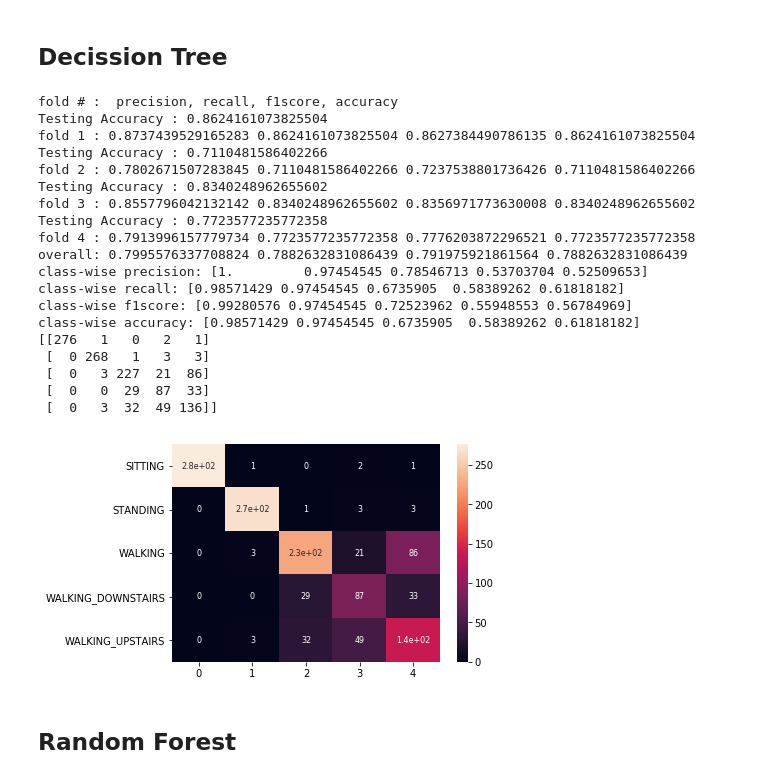
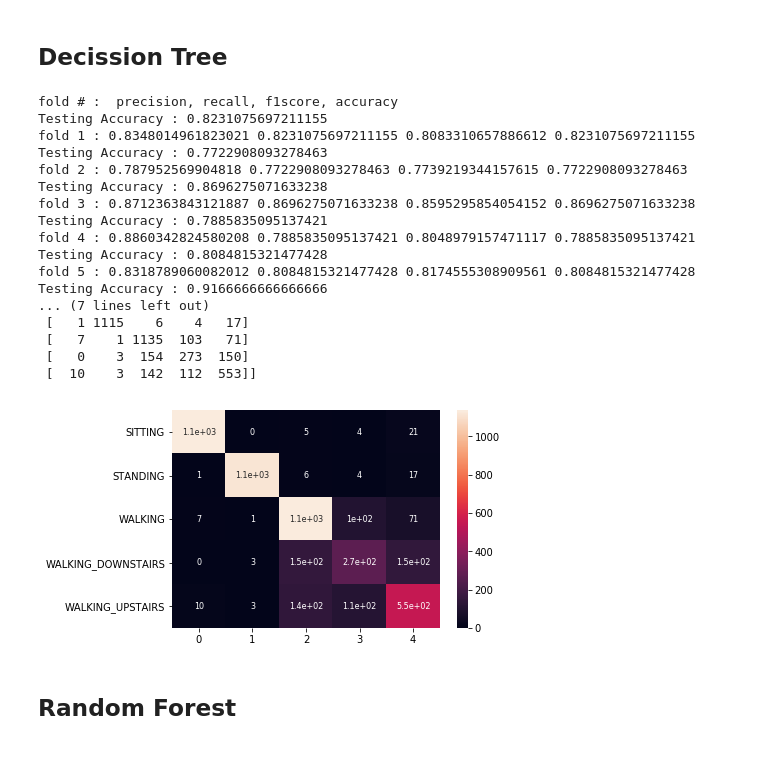
Before and after one commit to hasantarek2002/HAR, a Jupyter notebook: ML Code/human_activity_recognition_Classifier.ipynb, the cells around one changed output. Saved outputs shown, nothing was run; the diff lists cells and outputs as text; code cells hidden in the pictures.

```diff
--- a/ML Code/human_activity_recognition_Classifier.ipynb
+++ b/ML Code/human_activity_recognition_Classifier.ipynb
@@ -52,7 +66,9 @@ import tensorflow as tf
 # %% [markdown]
 # Load Data
 # %%
-df = pd.read_csv('Processed Data/accelerometer_extracted_featured_data_without_overlapping.csv')
+#df = pd.read_csv('Processed Data/accelerometer_extracted_featured_data_50_window_size_without_overlapping.csv')
+df = pd.read_csv('Processed Data/accelerometer_extracted_featured_data_50_window_size_with_50_percent_overlapping.csv')
+
 df.head()
 # %% [output]
 |  | mean_x | mean_y | mean_z | magnitude_mean | std_x | std_y | std_z | magnitude_std | rms_x | rms_y | ... |
@@ -139,7 +155,9 @@ y = le.fit_transform(data[:,-1].astype('str'))+1
 print(y)
 print(len(y))
 
-subjects = [2,5,6,7]
+#subjects = [2,5,6,7]
+subjects = np.unique(df['subject'])
+print(subjects)
 
 activity_ids = np.unique(y)
 print(activity_ids)
@@ -194,7 +213,7 @@ for f, sub in enumerate(subjects[:]):
   #train_x = mmscaler.transform(train_x)
   #print(train_x)
 
-  clf = KNeighborsClassifier(n_neighbors=5, weights='distance')
+  clf = KNeighborsClassifier(n_neighbors=10, weights='distance')
   clf.fit(train_x, train_y)
   #print(train_x[0],train_x[0].shape,train_x.shape)
 
@@ -306,20 +450,16 @@ for f, sub in enumerate(subjects[:]):
   #train_x = mmscaler.transform(train_x)
   #print(train_x)
 
-  clf = DT(max_leaf_nodes=20, random_state=42)
+  #clf = DT(max_leaf_nodes=20, random_state=42)
+  clf = DT(max_depth =10, max_leaf_nodes=20, random_state=42)
   clf.fit(train_x, train_y)
   #print(train_x[0],train_x[0].shape,train_x.shape)
-
-
 
   le = preprocessing.LabelEncoder()
   test_y = le.fit_transform(test_data[:,-1].astype('str'))+1
 
   test_x = test_data[: , :-2 ].astype(float)
   test_y = test_y.astype(int)
-  #print(test_x, type(test_x), test_x.shape)
-  #print(test_y, type(test_y), test_y.shape)
-
   true, pred = [], []
 
   for row_test in test_x:
@@ -330,10 +470,6 @@ for f, sub in enumerate(subjects[:]):
     pred += [activity_ids[np.argmax(pred_proba)]]
 
 
-  #print("predicted probability ", pred_proba, type(pred_proba), len(pred_proba))
-  #print("predicted activity ", )
-
-  #print('length ' , len(list(test_y)),' ===== ', len(pred))
   true = list(test_y)
 
   true_all += true
@@ -347,52 +483,50 @@ for f, sub in enumerate(subjects[:]):
   Predictions_test = clf.predict(test_x)
   TestAccuracy = accuracy_score(y_true = test_y, y_pred = Predictions_test)
   print("Testing Accuracy : {}".format(TestAccuracy))
 
   print("fold", f+1,":", precision,recall,f1score,accuracy)
   cm_all += confusion_matrix(true, pred)
 
 ov_precision, ov_recall, ov_f1score, _ = precision_recall_fscore_support(true_all, pred_all, average='weighted')
 ov_accuracy = accuracy_score(true_all, pred_all)
 
 print("overall:", ov_precision, ov_recall, ov_f1score,ov_accuracy)
 
 class_prec, class_rec, class_f1 = classification_report(cm_all)
 class_acc = cm_all.diagonal()/np.sum(cm_all, axis=1)
 print('class-wise precision:',class_prec)
 print('class-wise recall:',class_rec)
 print('class-wise f1score:',class_f1)
 print('class-wise accuracy:',class_acc)
 
 print(cm_all.astype('int'))
 
 
 
 array = confusion_matrix(true_all, pred_all)
 df_cm = pd.DataFrame(array, range(5),range(5))
 #sn.set(font_scale=1)#for label size
 sn.heatmap(df_cm, annot=True,annot_kws={"size": 8},yticklabels=('SITTING', 'STANDING', 'WALKING', 'WALKING_DOWNSTAIRS', 'WALKING_UPSTAIRS'))# font size
 plt.show()
 # %% [output]
 fold # :  precision, recall, f1score, accuracy
-Testing Accuracy : 0.8624161073825504
-fold 1 : 0.8737439529165283 0.8624161073825504 0.8627384490786135 0.8624161073825504
-Testing Accuracy : 0.7110481586402266
-fold 2 : 0.7802671507283845 0.7110481586402266 0.7237538801736426 0.7110481586402266
-Testing Accuracy : 0.8340248962655602
-fold 3 : 0.8557796042132142 0.8340248962655602 0.8356971773630008 0.8340248962655602
-Testing Accuracy : 0.7723577235772358
-fold 4 : 0.7913996157779734 0.7723577235772358 0.7776203872296521 0.7723577235772358
-overall: 0.7995576337708824 0.7882632831086439 0.791975921861564 0.7882632831086439
-class-wise precision: [1.         0.97454545 0.78546713 0.53703704 0.52509653]
-class-wise recall: [0.98571429 0.97454545 0.6735905  0.58389262 0.61818182]
-class-wise f1score: [0.99280576 0.97454545 0.72523962 0.55948553 0.56784969]
-class-wise accuracy: [0.98571429 0.97454545 0.6735905  0.58389262 0.61818182]
-[[276   1   0   2   1]
- [  0 268   1   3   3]
- [  0   3 227  21  86]
- [  0   0  29  87  33]
- [  0   3  32  49 136]]
+Testing Accuracy : 0.8231075697211155
+fold 1 : 0.8348014961823021 0.8231075697211155 0.8083310657886612 0.8231075697211155
+Testing Accuracy : 0.7722908093278463
+fold 2 : 0.787952569904818 0.7722908093278463 0.7739219344157615 0.7722908093278463
+Testing Accuracy : 0.8696275071633238
+fold 3 : 0.8712363843121887 0.8696275071633238 0.8595295854054152 0.8696275071633238
+Testing Accuracy : 0.7885835095137421
+fold 4 : 0.8860342824580208 0.7885835095137421 0.8048979157471117 0.7885835095137421
+Testing Accuracy : 0.8084815321477428
+fold 5 : 0.8318789060082012 0.8084815321477428 0.8174555308909561 0.8084815321477428
+Testing Accuracy : 0.9166666666666666
+... (7 lines left out)
+ [   1 1115    6    4   17]
+ [   7    1 1135  103   71]
+ [   0    3  154  273  150]
+ [  10    3  142  112  553]]
-[figure, old version]
+[figure, new version]
 # %% [markdown]
 ## Random Forest
 # %%
```
Also changed, not shown: parts of 18 cells of this notebook, 7 other files.
